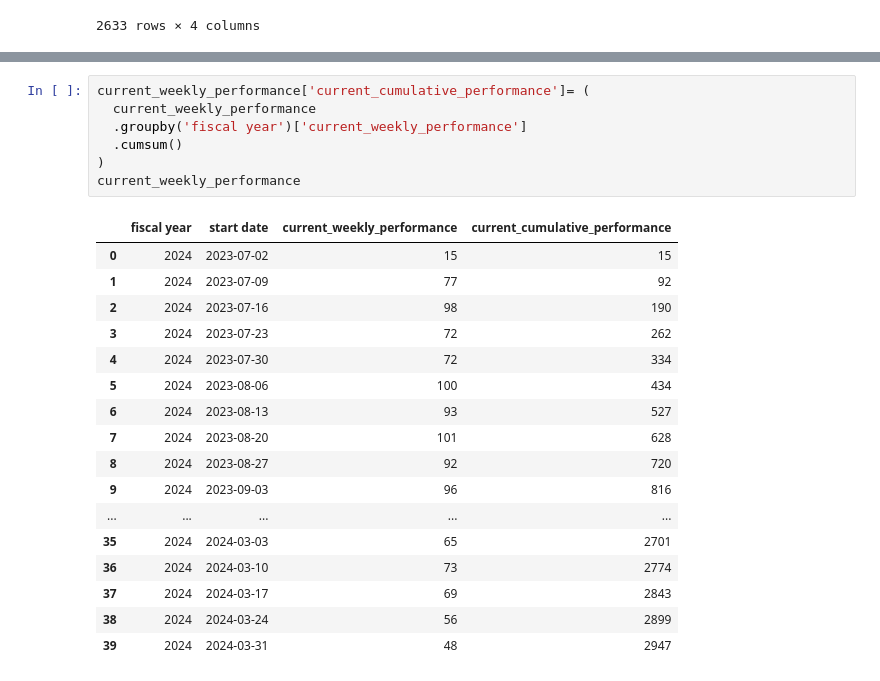
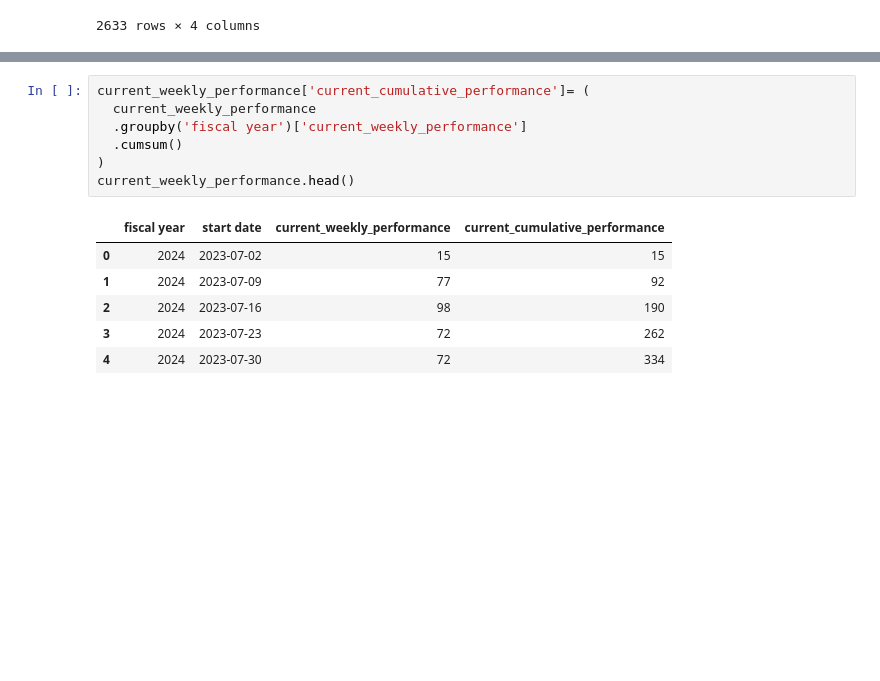
Before and after one commit to ligea-alexander/ligea-portfolio, a Jupyter notebook: docs/projects/data-viz/1-intervention-analysis.ipynb, the cells around one changed output, grey strips where cells are left out. Cells and saved outputs as stored; diff of their text form; blank space fills up the shorter version.

```diff
--- a/docs/projects/data-viz/1-intervention-analysis.ipynb
+++ b/docs/projects/data-viz/1-intervention-analysis.ipynb
@@ -211,28 +177,17 @@ current_weekly_performance
 # %%
 current_weekly_performance['current_cumulative_performance']= (
   current_weekly_performance
   .groupby('fiscal year')['current_weekly_performance']
   .cumsum()
 )
-current_weekly_performance
+current_weekly_performance.head()
 # %% [output]
 |  | fiscal year | start date | current_weekly_performance | current_cumulative_performance |
 | 0 | 2024 | 2023-07-02 | 15 | 15 |
 | 1 | 2024 | 2023-07-09 | 77 | 92 |
 | 2 | 2024 | 2023-07-16 | 98 | 190 |
 | 3 | 2024 | 2023-07-23 | 72 | 262 |
 | 4 | 2024 | 2023-07-30 | 72 | 334 |
-| 5 | 2024 | 2023-08-06 | 100 | 434 |
-| 6 | 2024 | 2023-08-13 | 93 | 527 |
-| 7 | 2024 | 2023-08-20 | 101 | 628 |
-| 8 | 2024 | 2023-08-27 | 92 | 720 |
-| 9 | 2024 | 2023-09-03 | 96 | 816 |
-| ... | ... | ... | ... | ... |
-| 35 | 2024 | 2024-03-03 | 65 | 2701 |
-| 36 | 2024 | 2024-03-10 | 73 | 2774 |
-| 37 | 2024 | 2024-03-17 | 69 | 2843 |
-| 38 | 2024 | 2024-03-24 | 56 | 2899 |
-| 39 | 2024 | 2024-03-31 | 48 | 2947 |
 # %%
 #| label: merge-dfs
 merged_df = pd.merge(previous_weekly_performance, current_weekly_performance, how = 'outer')
```
Also changed, not shown: parts of 9 cells of this notebook, 33 other files.
